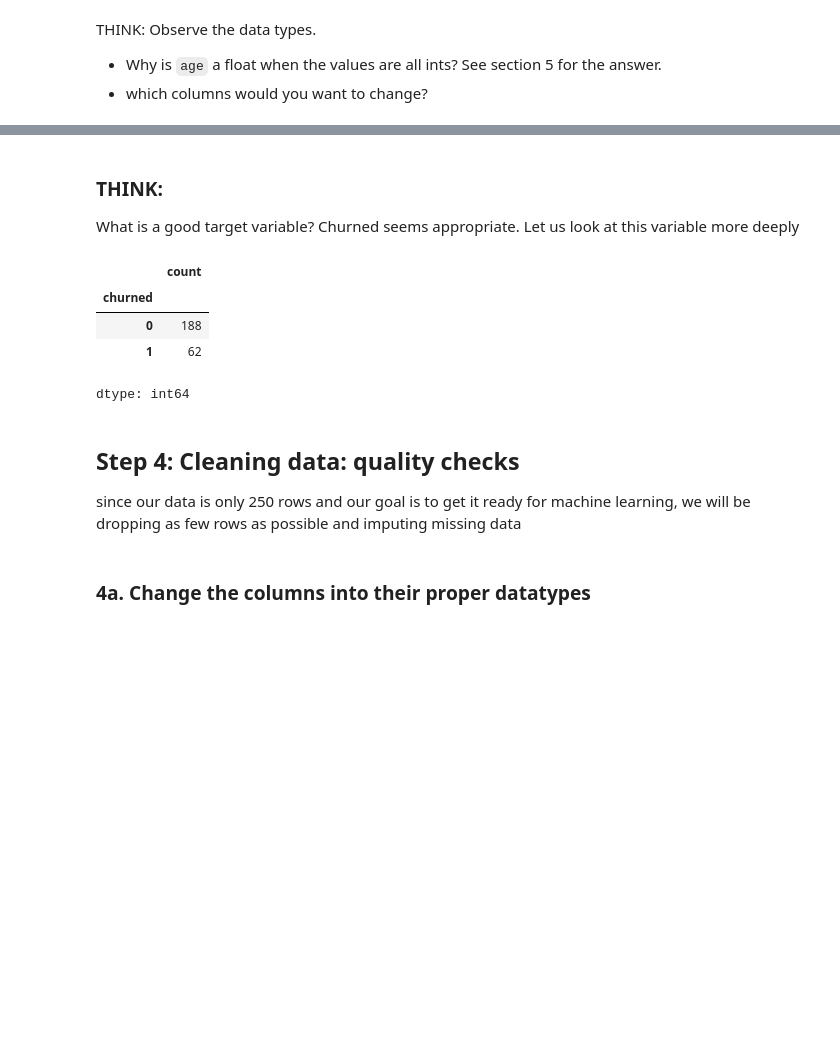
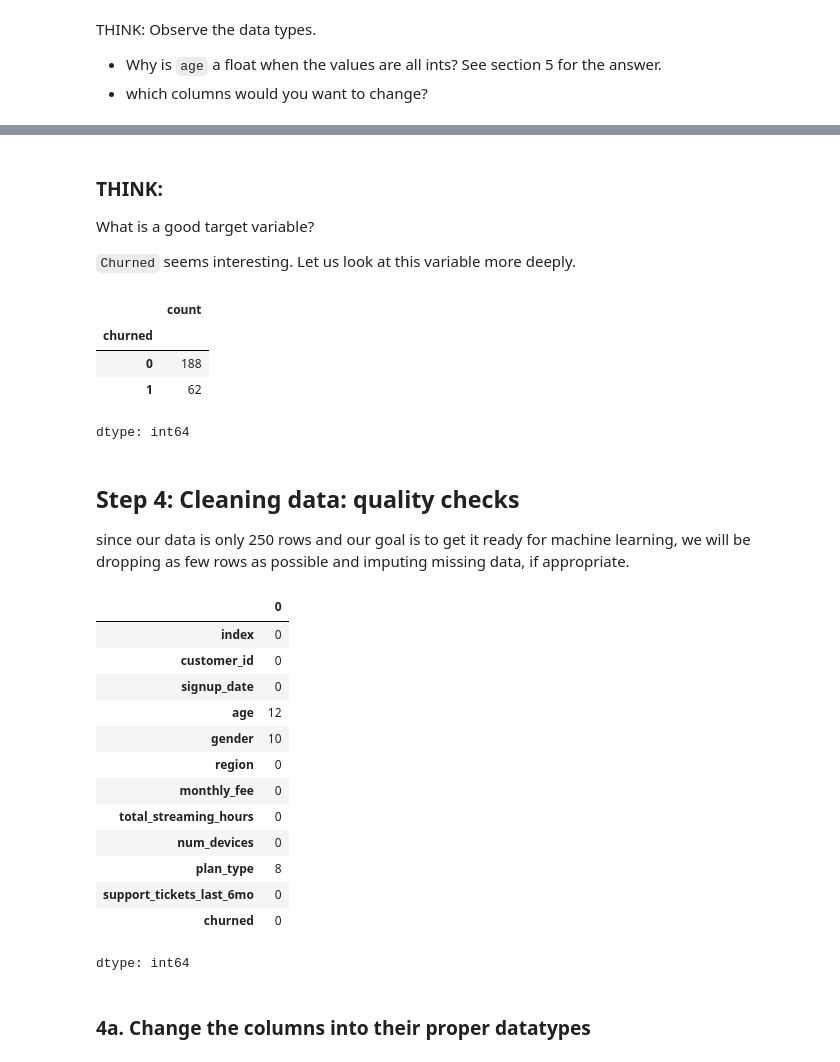
Before and after one commit to Luoxiaowanzi/IS-4487-Guide, a Jupyter notebook: Demos/demo_06_data_cleaning.ipynb, the cells around one changed output, grey strips where cells are left out. Saved outputs shown, nothing was run; the diff lists cells and outputs as text; code cells hidden in the pictures; blank space fills up the shorter version.

```diff
--- a/Demos/demo_06_data_cleaning.ipynb
+++ b/Demos/demo_06_data_cleaning.ipynb
@@ -98,6 +98,7 @@ df.describe()
 # %% [markdown]
 ### THINK:
 
-What is a good target variable? Churned seems appropriate.
-Let us look at this variable more deeply
+What is a good target variable?
+
+`Churned` seems interesting. Let us look at this variable more deeply.
 # %%
@@ -112,7 +114,25 @@ dtype: int64
 
 ## **Step 4: Cleaning data: quality checks**
 
-since our data is only 250 rows and our goal is to get it ready for machine learning, we will be dropping as few rows as possible and imputing missing data
+since our data is only 250 rows and our goal is to get it ready for machine learning, we will be dropping as few rows as possible and imputing missing data, if appropriate.
+# %%
+# check for missing values
+df.isnull().sum()
+# %% [output]
+|  | 0 |
+| index | 0 |
+| customer_id | 0 |
+| signup_date | 0 |
+| age | 12 |
+| gender | 10 |
+| region | 0 |
+| monthly_fee | 0 |
+| total_streaming_hours | 0 |
+| num_devices | 0 |
+| plan_type | 8 |
+| support_tickets_last_6mo | 0 |
+| churned | 0 |
+dtype: int64
 # %% [markdown]
 
 ### 4a. Change the columns into their proper datatypes
```
Also changed, not shown: parts of 10 cells of this notebook.
